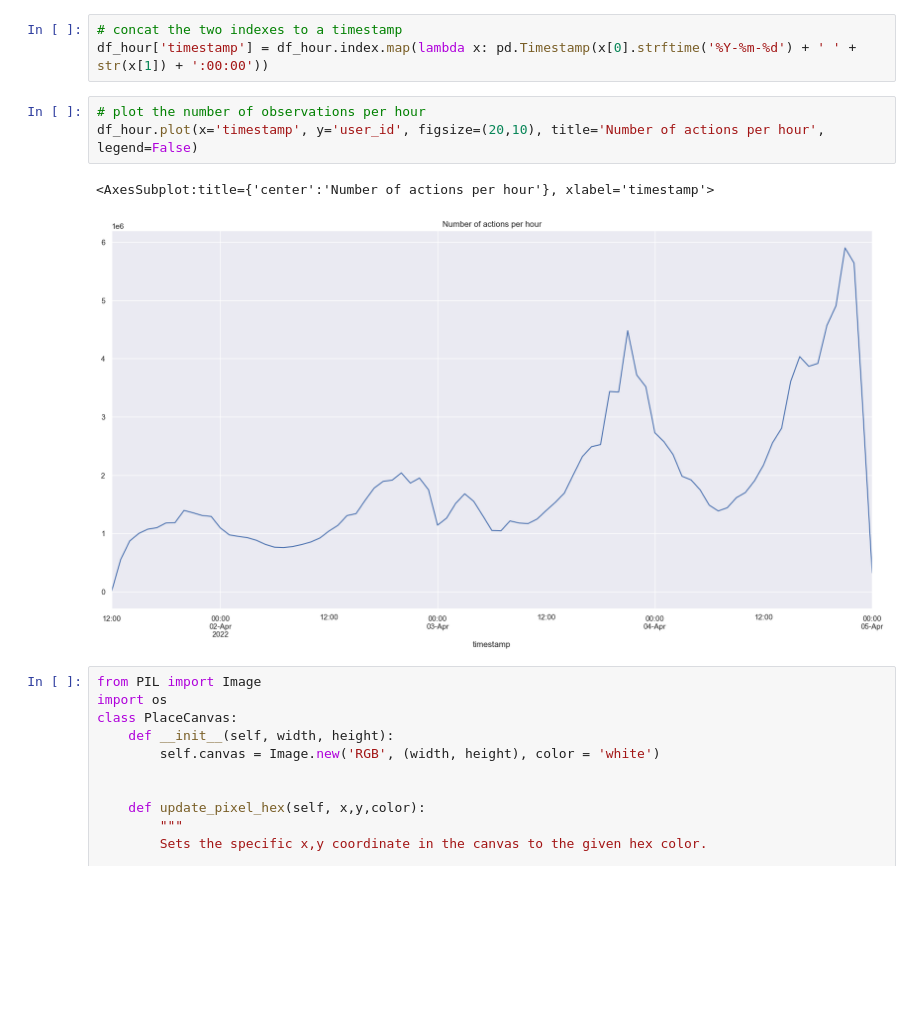
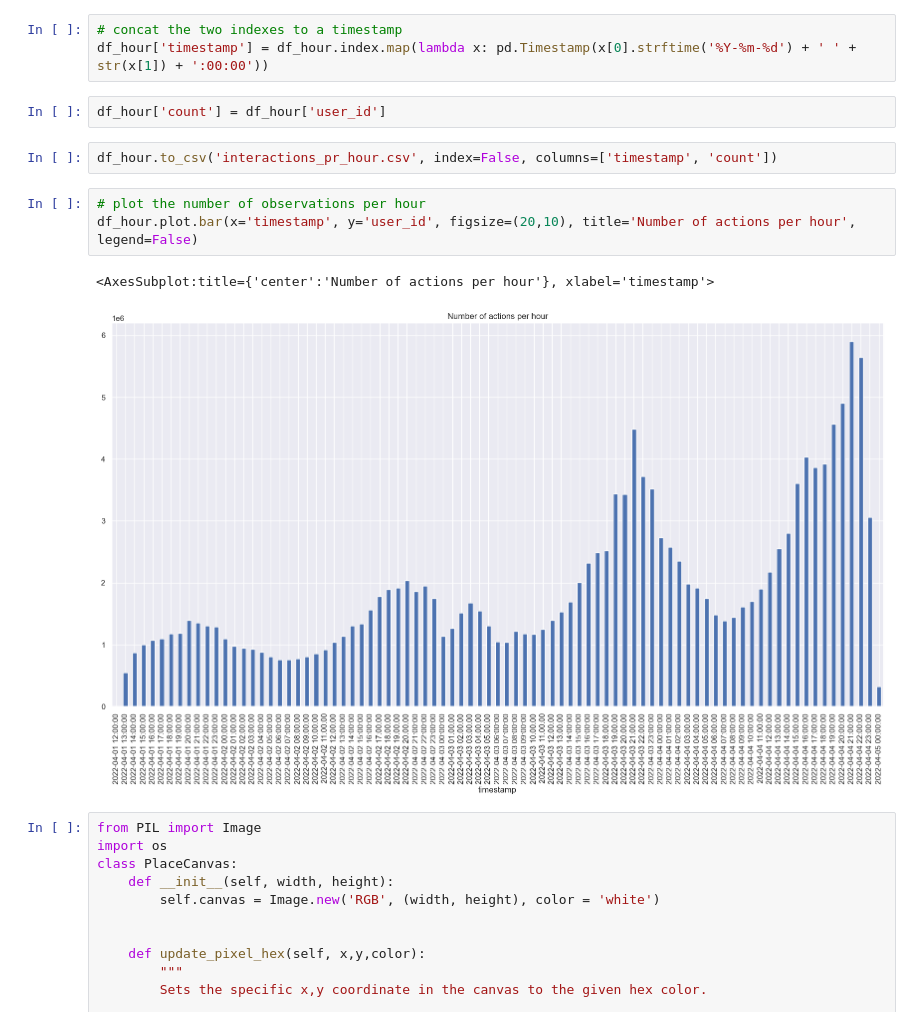
Before and after one commit to WojciechTyczynski/re-place-2022, a Jupyter notebook: Dataexploration.ipynb, the cells around one changed output. Drawn from its saved outputs; the diff is of its cells as text; blank space fills up the shorter version.

Commit message:
csv interactions pr hour

```diff
--- a/Dataexploration.ipynb
+++ b/Dataexploration.ipynb
@@ -14,12 +14,16 @@ df_hour = df.groupby([df['timestamp'].dt.date, df['timestamp'].dt.hour]).count()
 # %%
 # concat the two indexes to a timestamp
 df_hour['timestamp'] = df_hour.index.map(lambda x: pd.Timestamp(x[0].strftime('%Y-%m-%d') + ' ' + str(x[1]) + ':00:00'))
+# %%
+df_hour['count'] = df_hour['user_id']
+# %%
+df_hour.to_csv('interactions_pr_hour.csv', index=False, columns=['timestamp', 'count'])
 # %%
 # plot the number of observations per hour
-df_hour.plot(x='timestamp', y='user_id', figsize=(20,10), title='Number of actions per hour', legend=False)
+df_hour.plot.bar(x='timestamp', y='user_id', figsize=(20,10), title='Number of actions per hour', legend=False)
 # %% [output]
 <AxesSubplot:title={'center':'Number of actions per hour'}, xlabel='timestamp'>
-[figure, old version]
+[figure, new version]
 # %%
 from PIL import Image
 import os
```
Also changed, not shown: 1 other file.
